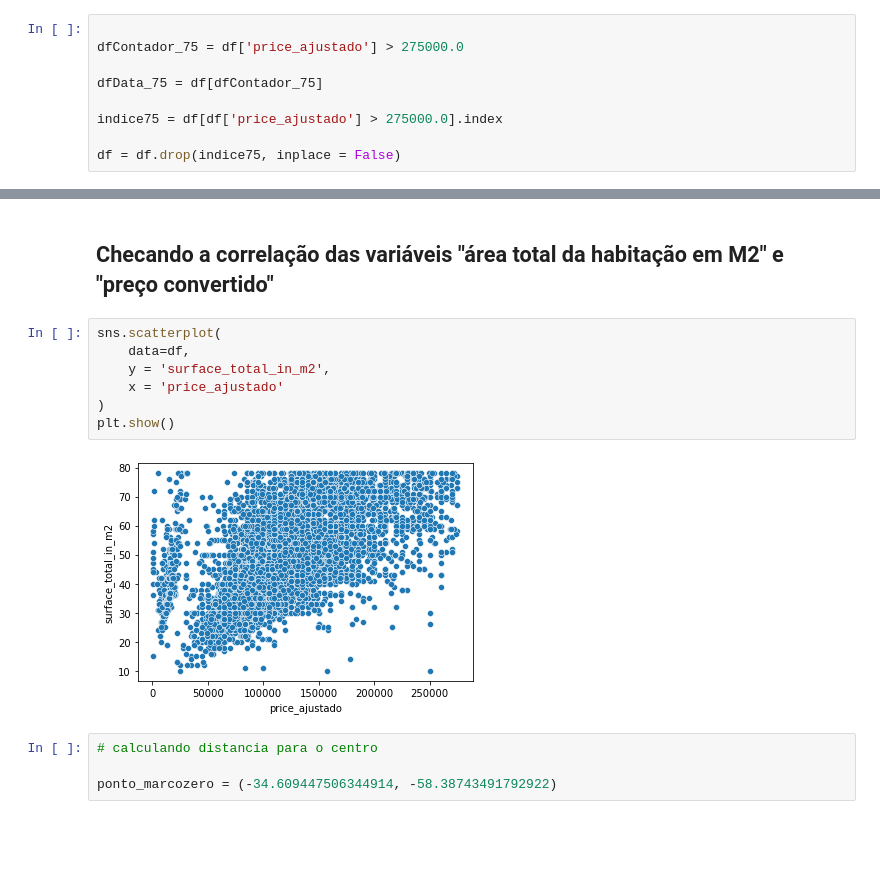
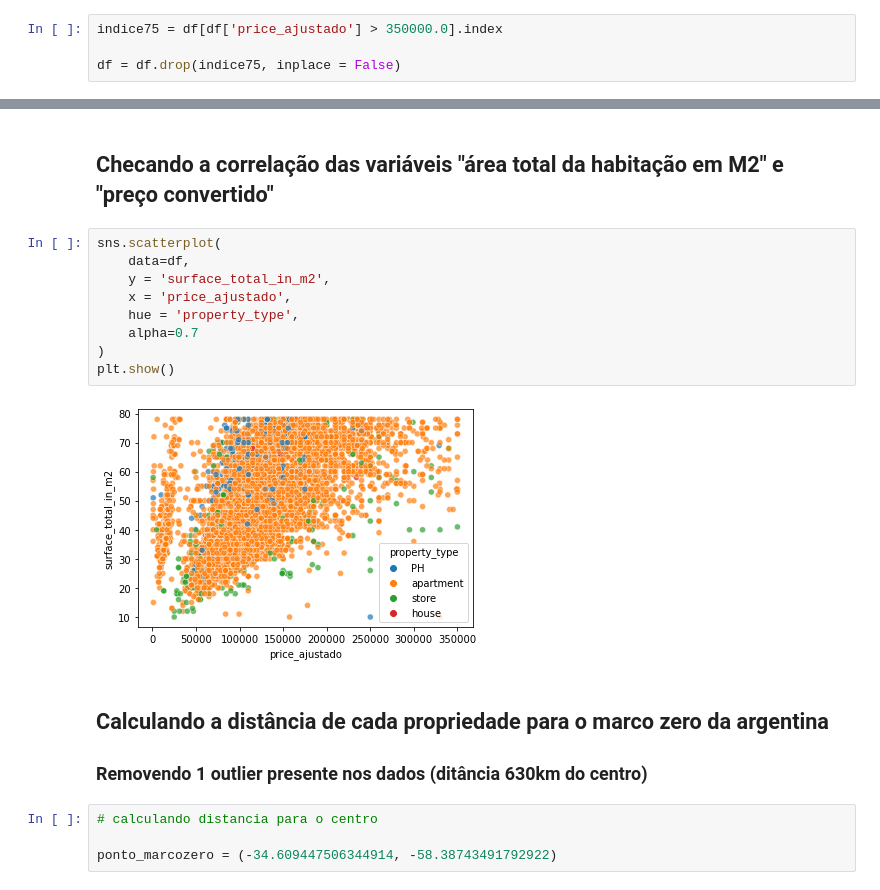
Before and after one commit to lpoggetto/Workshop_DH_1, a Jupyter notebook: workshop.ipynb, the cells around one changed output, grey strips where cells are left out. Cells and saved outputs as stored; diff of their text form; blank space fills up the shorter version.

```diff
--- a/workshop.ipynb
+++ b/workshop.ipynb
@@ -193,11 +232,6 @@ print(f"terceiro quartil: ", q3)
 primeiro quartil:  101100.0
 terceiro quartil:  275000.0
 # %%
-
-dfContador_75 = df['price_ajustado'] > 275000.0
-
-dfData_75 = df[dfContador_75]
-
-indice75 = df[df['price_ajustado'] > 275000.0].index
+indice75 = df[df['price_ajustado'] > 350000.0].index
 
 df = df.drop(indice75, inplace = False)
@@ -246,12 +277,18 @@ plt.show()
 # %%
 sns.scatterplot(
     data=df,
     y = 'surface_total_in_m2',
-    x = 'price_ajustado'
+    x = 'price_ajustado',
+    hue = 'property_type',
+    alpha=0.7
 )
 plt.show()
 # %% [output]
-[figure, old version]
+[figure, new version]
+# %% [markdown]
+## Calculando a distância de cada propriedade para o marco zero da argentina
+
+### Removendo 1 outlier presente nos dados (ditância 630km do centro)
 # %%
 # calculando distancia para o centro
 
```
Also changed, not shown: parts of 45 cells of this notebook.
